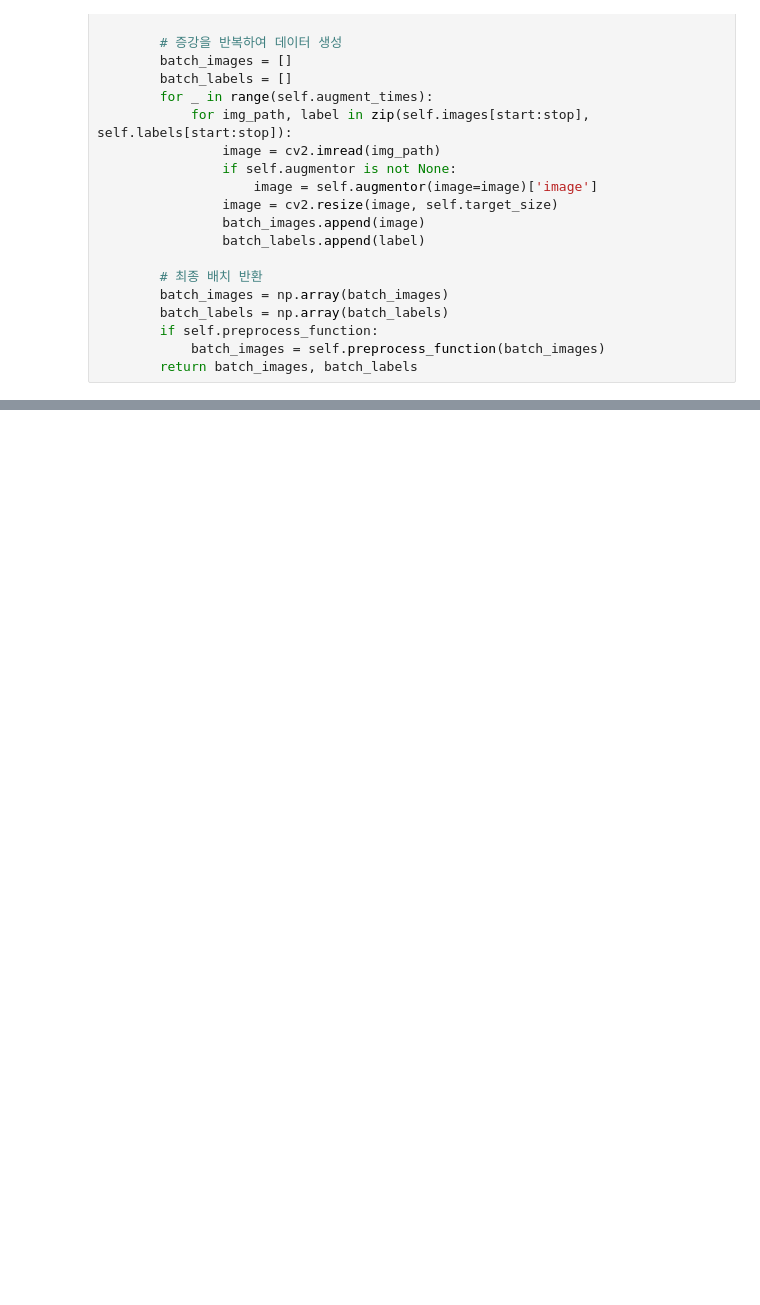
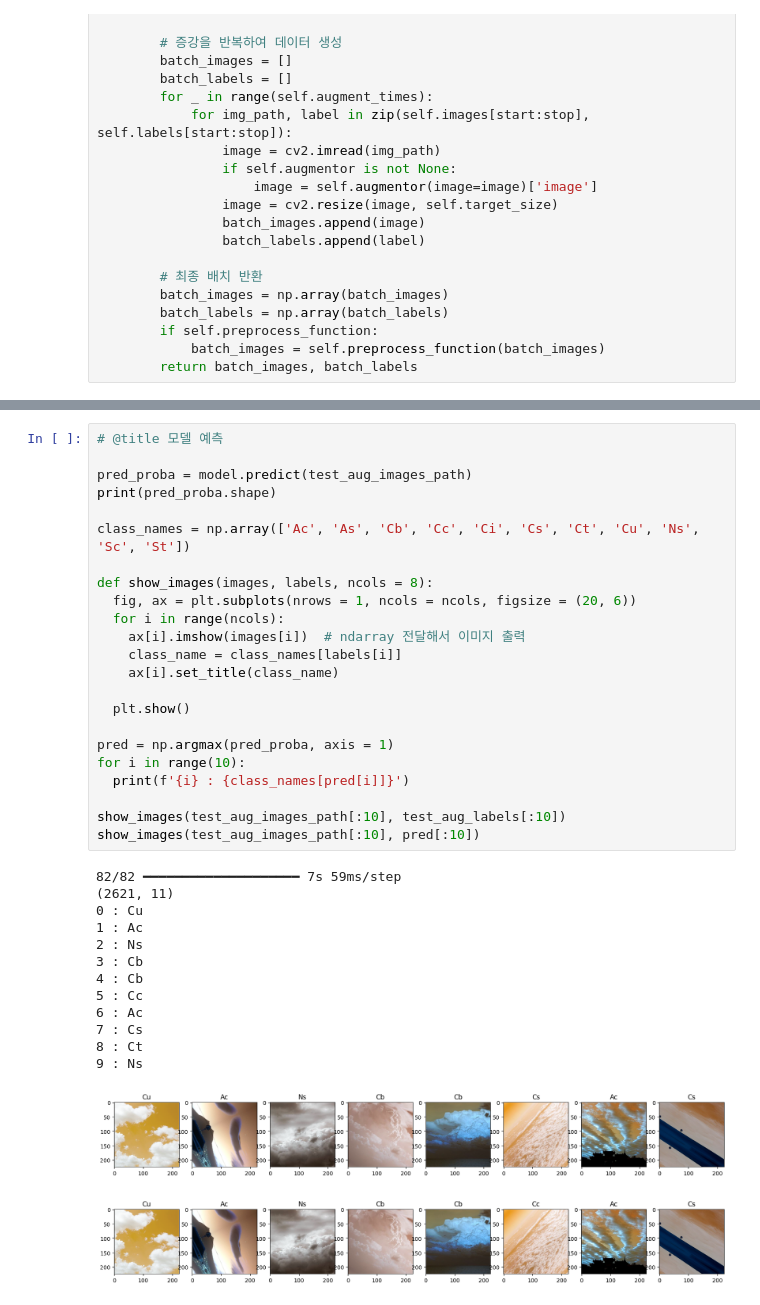
Before and after one commit to jovytree/DA36-mini3-dl4, a Jupyter notebook: LeeYejin/MobileNet.ipynb, the cells around one changed output, grey strips where cells are left out. Drawn from its saved outputs; the diff is of its cells as text; blank space fills up the shorter version.

```diff
--- a/LeeYejin/MobileNet.ipynb
+++ b/LeeYejin/MobileNet.ipynb
@@ -392,0 +410,38 @@ loss: 3.6633, accuracy: 0.2294
+# %%
+# @title 모델 예측
+
+pred_proba = model.predict(test_aug_images_path)
+print(pred_proba.shape)
+
+class_names = np.array(['Ac', 'As', 'Cb', 'Cc', 'Ci', 'Cs', 'Ct', 'Cu', 'Ns', 'Sc', 'St'])
+
+def show_images(images, labels, ncols = 8):
+  fig, ax = plt.subplots(nrows = 1, ncols = ncols, figsize = (20, 6))
+  for i in range(ncols):
+    ax[i].imshow(images[i])  # ndarray 전달해서 이미지 출력
+    class_name = class_names[labels[i]]
+    ax[i].set_title(class_name)
+
+  plt.show()
+
+pred = np.argmax(pred_proba, axis = 1)
+for i in range(10):
+  print(f'{i} : {class_names[pred[i]]}')
+
+show_images(test_aug_images_path[:10], test_aug_labels[:10])
+show_images(test_aug_images_path[:10], pred[:10])
+# %% [output]
+82/82 ━━━━━━━━━━━━━━━━━━━━ 7s 59ms/step
+(2621, 11)
+0 : Cu
+1 : Ac
+2 : Ns
+3 : Cb
+4 : Cb
+5 : Cc
+6 : Ac
+7 : Cs
+8 : Ct
+9 : Ns
+[figure, added]
+[figure, added]
```
Also changed, not shown: parts of 13 cells of this notebook.
